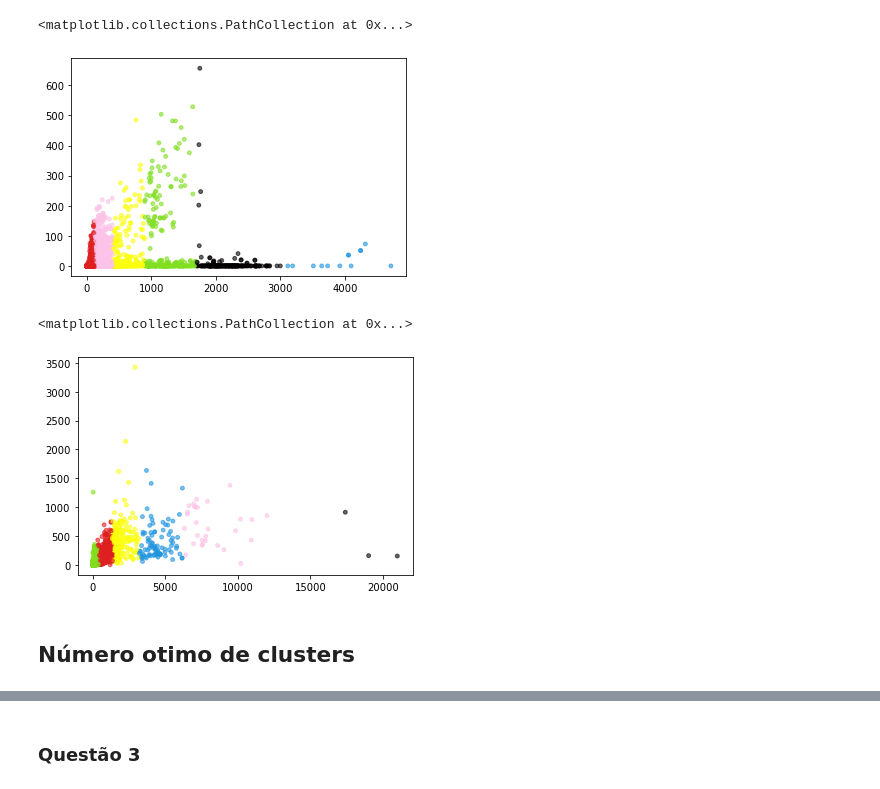
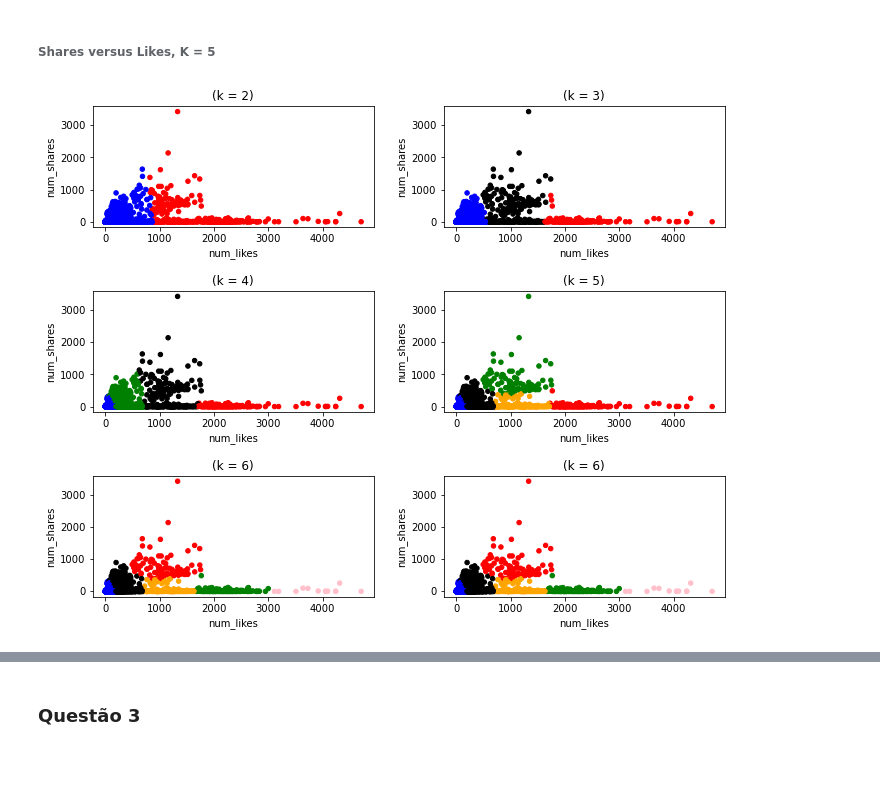
Before and after one commit to ecpandrew/Aprendizagem-de-M-quina-Lista2, a Jupyter notebook: Lista2 - Questão 2 e 3.ipynb, the cells around one changed output, grey strips where cells are left out. Saved outputs shown, nothing was run; the diff lists cells and outputs as text; code cells hidden in the pictures; blank space fills up the shorter version.

```diff
--- a/Lista2 - Questão 2 e 3.ipynb
+++ b/Lista2 - Questão 2 e 3.ipynb
@@ -116,38 +140,17 @@ plt.scatter(live_clean.num_comments, live_clean.num_shares, c=live_clean.c, alph
-# %%
-kmeans = KMeans(n_clusters=6, random_state=0)
-
-live_clean['cluster'] = kmeans.fit_predict(live_clean[['num_likes',"num_loves"]])
-
-centroids = kmeans.cluster_centers_
-cen_x = [i[0] for i in centroids]
-cen_y = [i[1] for i in centroids]
-## add to df
-live_clean['cen_x'] = live_clean.cluster.map({0:cen_x[0], 1:cen_x[1], 2:cen_x[2], 3:cen_x[3], 4:cen_x[4], 5:cen_x[5]})
-live_clean['cen_y'] = live_clean.cluster.map({0:cen_y[0], 1:cen_y[1], 2:cen_y[2], 3:cen_x[3], 4:cen_x[4], 5:cen_x[5]})
-# define and map colors
-colors = ['#DF2020', '#81DF20', '#2095DF', '#FCC2E7', "#030002", "#FBFF0B"]
-live_clean['c'] = live_clean.cluster.map({0:colors[0], 1:colors[1], 2:colors[2], 3:colors[3], 4:colors[4], 5:colors[5]})
-plt.scatter(live_clean.num_likes, live_clean.num_loves, c=live_clean.c, alpha = 0.6, s=15)
-# %% [output]
-<matplotlib.collections.PathCollection at 0x...>
-[figure, removed]
-# %%
-kmeans = KMeans(n_clusters=6, random_state=0)
-
-live_clean['cluster'] = kmeans.fit_predict(live_clean[['num_comments',"num_shares"]])
-
-centroids = kmeans.cluster_centers_
-cen_x = [i[0] for i in centroids]
-cen_y = [i[1] for i in centroids]
-## add to df
-live_clean['cen_x'] = live_clean.cluster.map({0:cen_x[0], 1:cen_x[1], 2:cen_x[2], 3:cen_x[3], 4:cen_x[4], 5:cen_x[5]})
-live_clean['cen_y'] = live_clean.cluster.map({0:cen_y[0], 1:cen_y[1], 2:cen_y[2], 3:cen_x[3], 4:cen_x[4], 5:cen_x[5]})
-# define and map colors
-colors = ['#DF2020', '#81DF20', '#2095DF', '#FCC2E7', "#030002", "#FBFF0B"]
-live_clean['c'] = live_clean.cluster.map({0:colors[0], 1:colors[1], 2:colors[2], 3:colors[3], 4:colors[4], 5:colors[5]})
-plt.scatter(live_clean.num_comments, live_clean.num_shares, c=live_clean.c, alpha = 0.6, s=15)
-# %% [output]
-<matplotlib.collections.PathCollection at 0x...>
-[figure, removed]
-# %% [markdown]
-## Número otimo de clusters
+# %% [markdown]
+###### Shares versus Likes, K = 5
+# %%
+live_clean = pd.read_csv('live-clean.csv', sep=",")
+fig, axes = plt.subplots(nrows=3, ncols=2)
+fig.tight_layout()
+
+do_plot(2, live_clean, ["num_likes", "num_shares"], axes[0,0])
+do_plot(3, live_clean, ["num_likes", "num_shares"], axes[0,1])
+do_plot(4, live_clean, ["num_likes", "num_shares"], axes[1,0])
+do_plot(5, live_clean, ["num_likes", "num_shares"], axes[1,1])
+do_plot(6, live_clean, ["num_likes", "num_shares"], axes[2,0])
+do_plot(6, live_clean, ["num_likes", "num_shares"], axes[2,1])
+
+fig.savefig('fig19.png')
+# %% [output]
+[figure, added]
```
Also changed, not shown: parts of 22 cells of this notebook, 22 other files.
